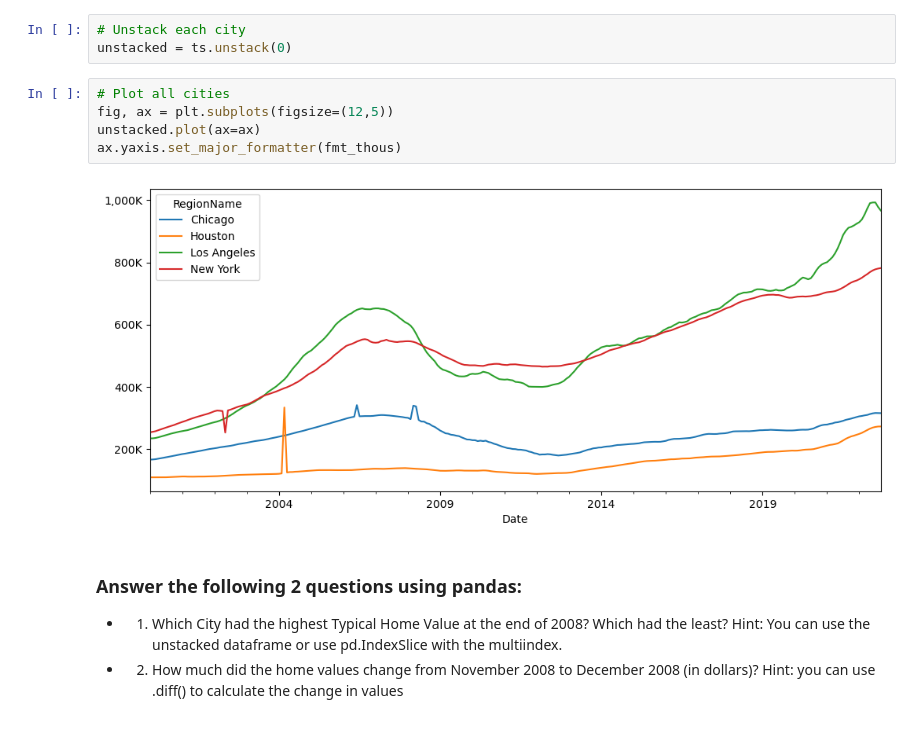
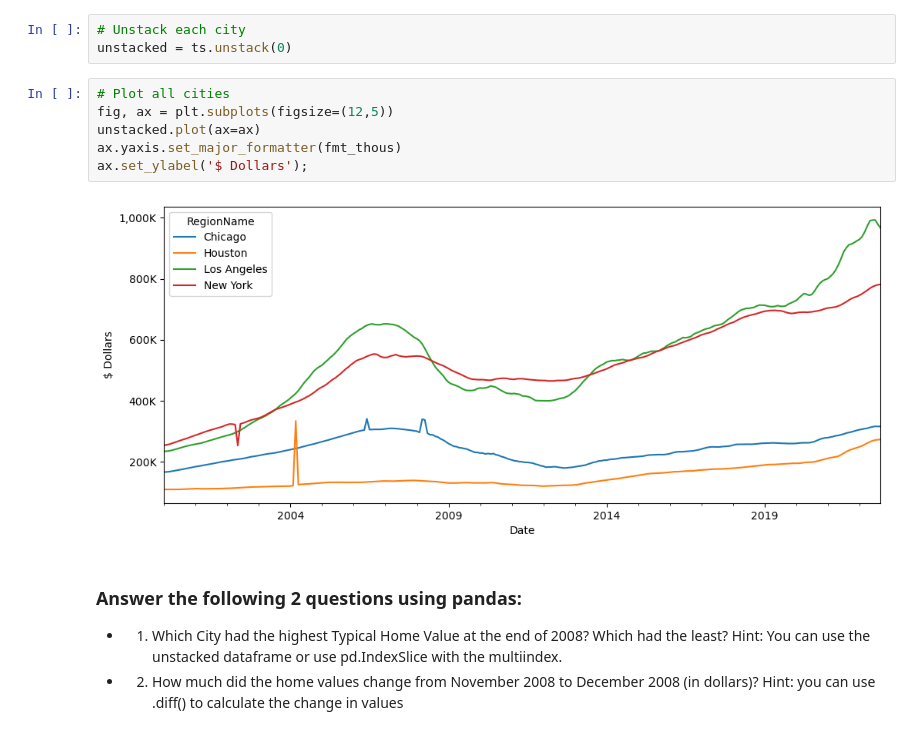
Before and after one commit to KDcodePy/Preparing-Time-Series-from-Wide-Form-Data, a Jupyter notebook: Melting_DataFrame.ipynb, the cells around one changed output. Saved outputs shown, nothing was run; the diff lists cells and outputs as text.

```diff
--- a/Melting_DataFrame.ipynb
+++ b/Melting_DataFrame.ipynb
@@ -187,10 +187,11 @@ unstacked = ts.unstack(0)
 # %%
 # Plot all cities
 fig, ax = plt.subplots(figsize=(12,5))
 unstacked.plot(ax=ax)
 ax.yaxis.set_major_formatter(fmt_thous)
+ax.set_ylabel('$ Dollars');
 # %% [output]
-[figure, old version]
+[figure, new version]
 # %% [markdown]
 ### Answer the following 2 questions using pandas:
 - 1) Which City had the highest Typical Home Value at the end of 2008? Which had the least?
```
Also changed, not shown: parts of 2 cells of this notebook.
